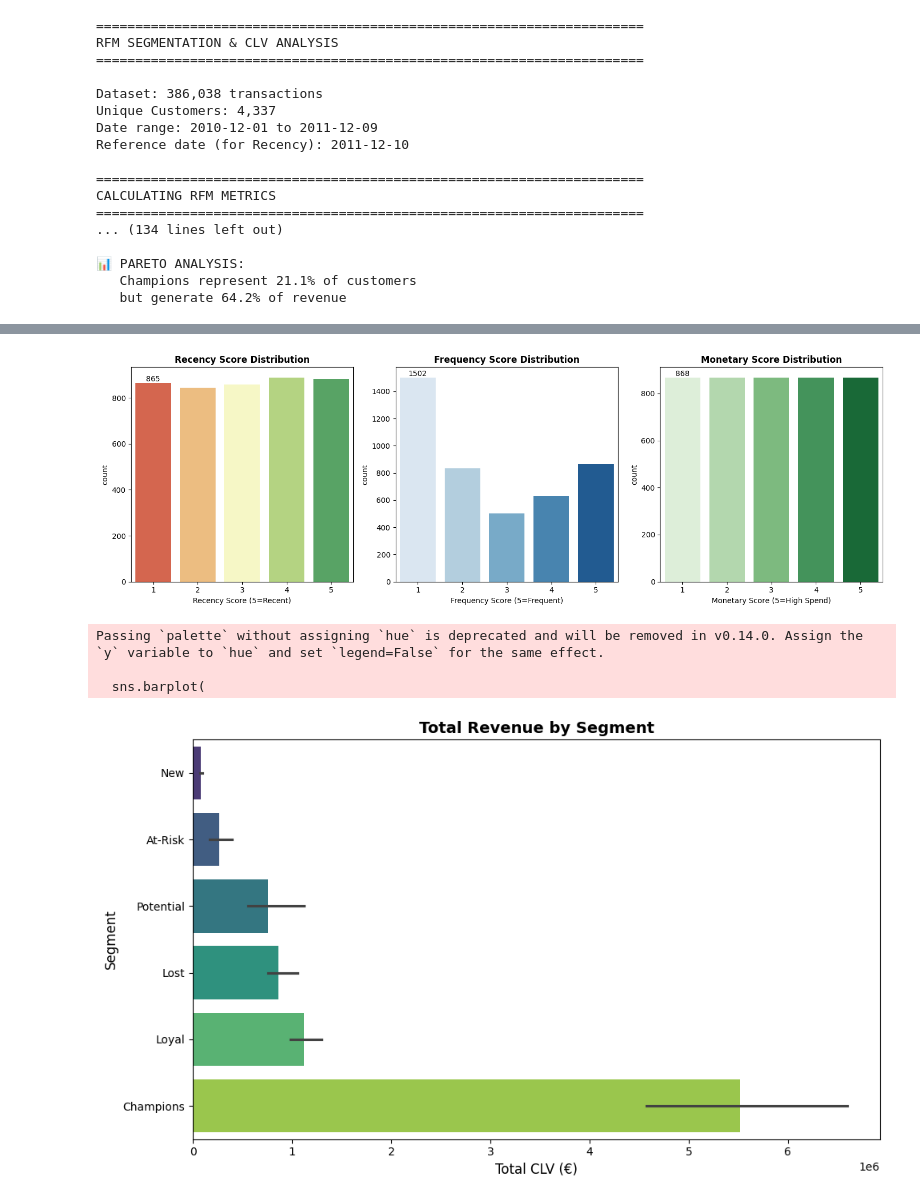
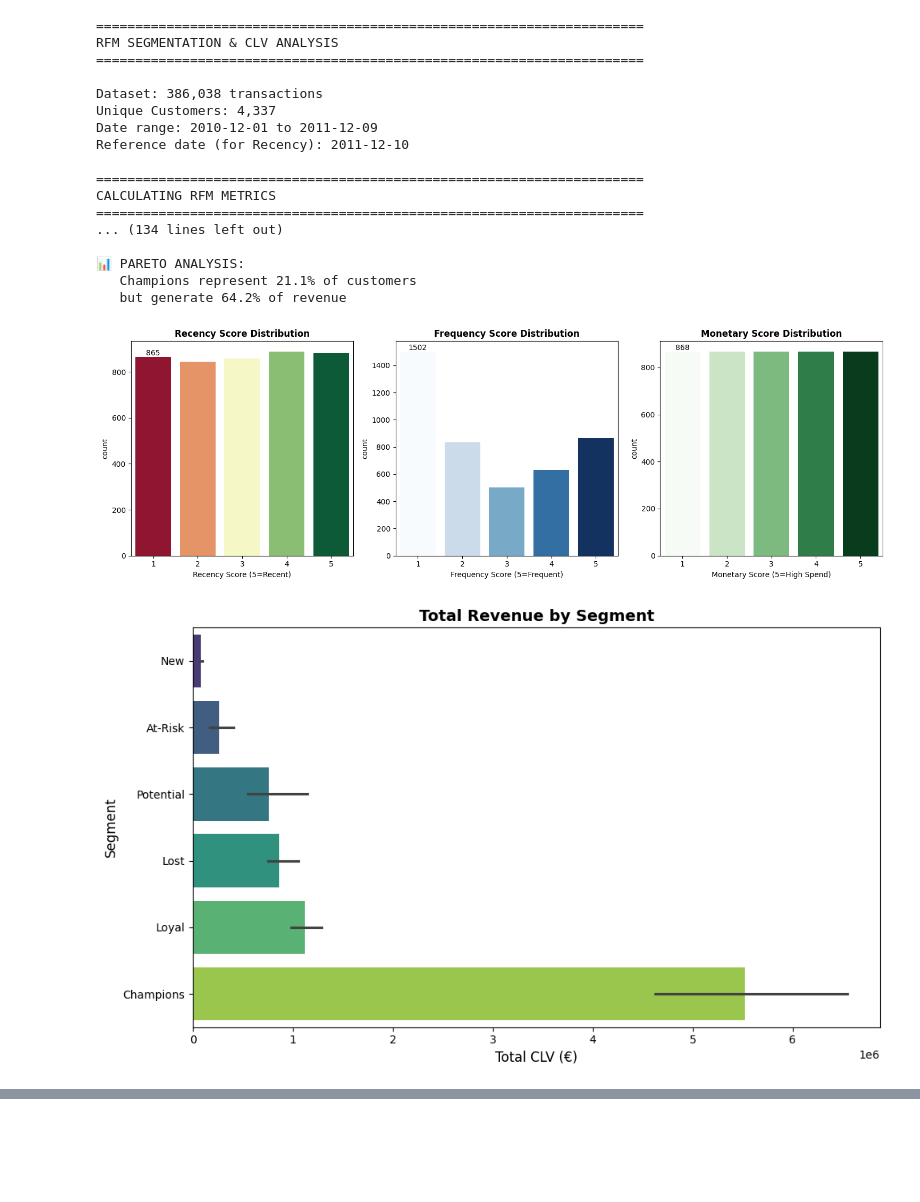
Before and after one commit to ManuCabido/Customer-Retention-Product-Led-Growth-Analytics-on-UCI-Online-Retail, a Jupyter notebook: notebooks/02_RFM_CLV_ANALYSIS.ipynb, the cells around one changed output, grey strips where cells are left out. Cells and saved outputs as stored; diff of their text form; code cells hidden in the pictures; blank space fills up the shorter version.

Commit message:
Update all four notebooks after fixing data loading and analysis

```diff
--- a/notebooks/02_RFM_CLV_ANALYSIS.ipynb
+++ b/notebooks/02_RFM_CLV_ANALYSIS.ipynb
@@ -9,6 +9,8 @@ import numpy as np
 import matplotlib.pyplot as plt
 import seaborn as sns
 import os
+import warnings
+warnings.filterwarnings('ignore')
 
 
 # Format
@@ -250,25 +252,29 @@ print(f'   but generate {champions_revenue_share}% of revenue')
 fig, axes = plt.subplots(1, 3, figsize=(15, 5))
 
 # Recency
-sns.countplot(data=rfm_data, x='R_score', ax=axes[0], palette='RdYlGn')
+sns.countplot(data=rfm_data, x='R_score', hue='R_score',
+              ax=axes[0], palette='RdYlGn', legend=False)
 axes[0].set_title('Recency Score Distribution', fontsize=12, fontweight='bold')
 axes[0].set_xlabel('Recency Score (5=Recent)')
 axes[0].bar_label(axes[0].containers[0])
 
 # Frequency
-sns.countplot(data=rfm_data, x='F_score', ax=axes[1], palette='Blues')
+sns.countplot(data=rfm_data, x='F_score', hue='F_score',
+              ax=axes[1], palette='Blues', legend=False)
 axes[1].set_title('Frequency Score Distribution', fontsize=12, fontweight='bold')
 axes[1].set_xlabel('Frequency Score (5=Frequent)')
 axes[1].bar_label(axes[1].containers[0])
 
 # Monetary
-sns.countplot(data=rfm_data, x='M_score', ax=axes[2], palette='Greens')
+sns.countplot(data=rfm_data, x='M_score', hue='M_score',
+              ax=axes[2], palette='Greens', legend=False)
 axes[2].set_title('Monetary Score Distribution', fontsize=12, fontweight='bold')
 axes[2].set_xlabel('Monetary Score (5=High Spend)')
 axes[2].bar_label(axes[2].containers[0])
 
 plt.tight_layout()
 plt.show()
+
 
 # 6B: Segment Distribution
 fig, ax = plt.subplots(figsize=(10, 6))
@@ -325,30 +331,32 @@ champions_rest = (rest_cohorts['Segment'] == 'Champions').mean() * 100
 
 print(f'\n✅ KEY FINDING:')
 print(f'   2010-12 cohort has {champions_2010_12:.1f}% Champions')
 print(f'   Rest cohorts have {champions_rest:.1f}% Champions')
 print(f'   Difference: {champions_2010_12 - champions_rest:+.1f}pp')
 print(f'\n   → Confirms Notebook 01 finding: First cohort has superior customer quality')
 
 # ============================================================================
 ## 8. SAVE RFM SEGMENTS
 # ============================================================================
 rfm_data.to_csv('rfm_segments.csv', index=False)
 print('\n✅ RFM segments saved to rfm_segments.csv')
 # %% [output]
 ======================================================================
 RFM SEGMENTATION & CLV ANALYSIS
 ======================================================================
 
 Dataset: 386,038 transactions
 Unique Customers: 4,337
 Date range: 2010-12-01 to 2011-12-09
 Reference date (for Recency): 2011-12-10
 
 ======================================================================
 CALCULATING RFM METRICS
 ======================================================================
 ... (134 lines left out)
 
 📊 PARETO ANALYSIS:
    Champions represent 21.1% of customers
    but generate 64.2% of revenue
+[figure, new version]
+[figure, new version]
@@ -366,5 +379,0 @@ Passing `palette` without assigning `hue` is deprecated and will be removed in v
-[figure, old version]
-Passing `palette` without assigning `hue` is deprecated and will be removed in v0.14.0. Assign the `y` variable to `hue` and set `legend=False` for the same effect.
-
-  sns.barplot(
-[figure, old version]
```
Also changed, not shown: parts of 1 cell of this notebook, 3 other files.
